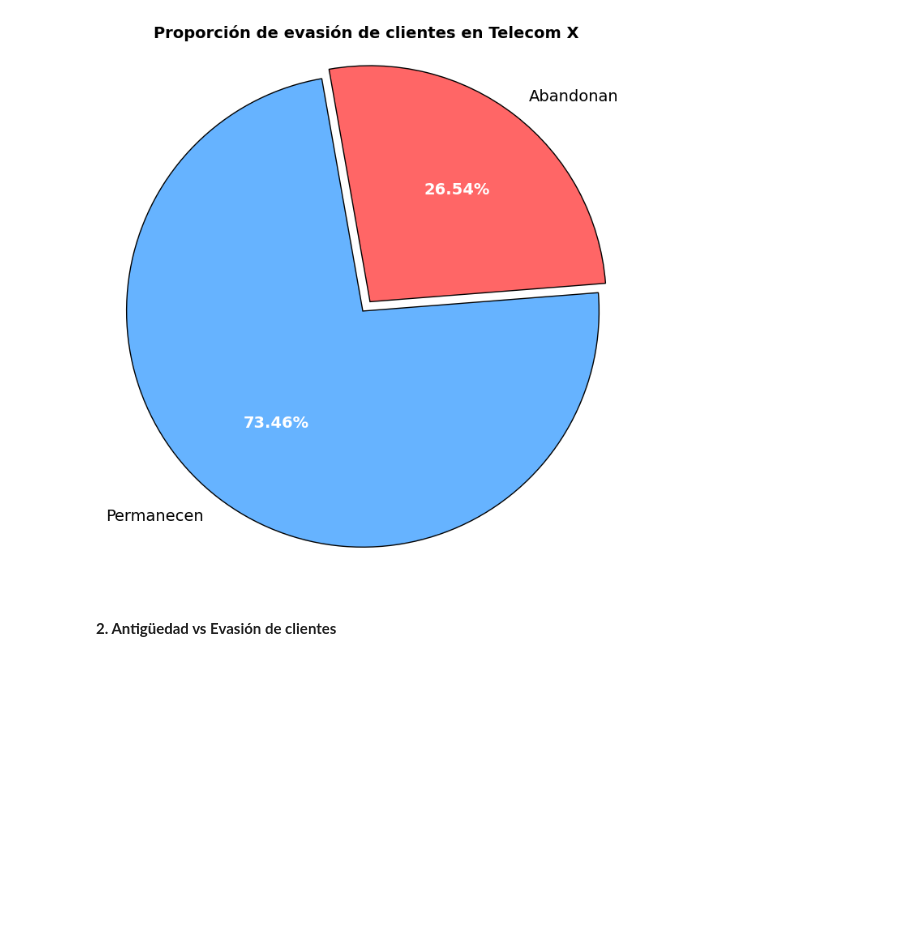
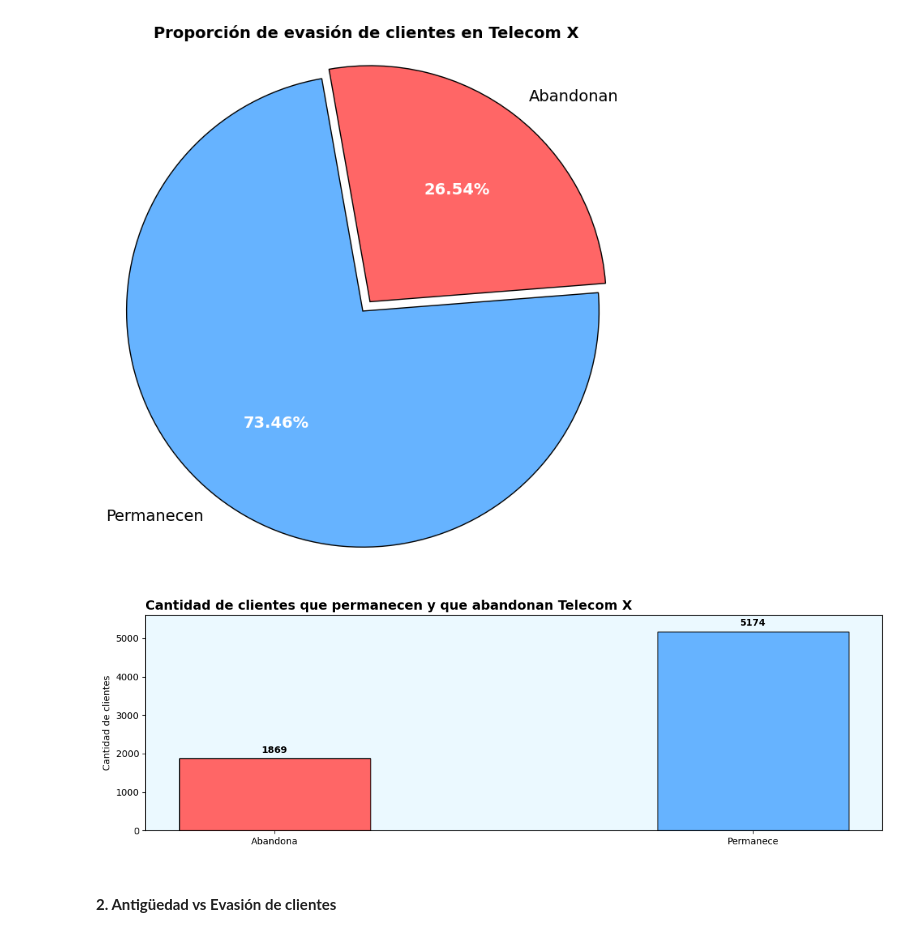
Before and after one commit to DanielRaiicHu/TelecomX, a Jupyter notebook: TelecomX.ipynb, the cells around one changed output. Drawn from its saved outputs; the diff is of its cells as text; code cells hidden in the pictures; blank space fills up the shorter version.

```diff
--- a/TelecomX.ipynb
+++ b/TelecomX.ipynb
@@ -592,3 +646,7 @@ proporcion_evasion().show()
+# %%
+distribucion_evasion().show()
+# %% [output]
+[figure, added]
 # %% [markdown]
 #### **2. Antigüedad vs Evasión de clientes**
 # %%
```
Also changed, not shown: parts of 15 cells of this notebook.
